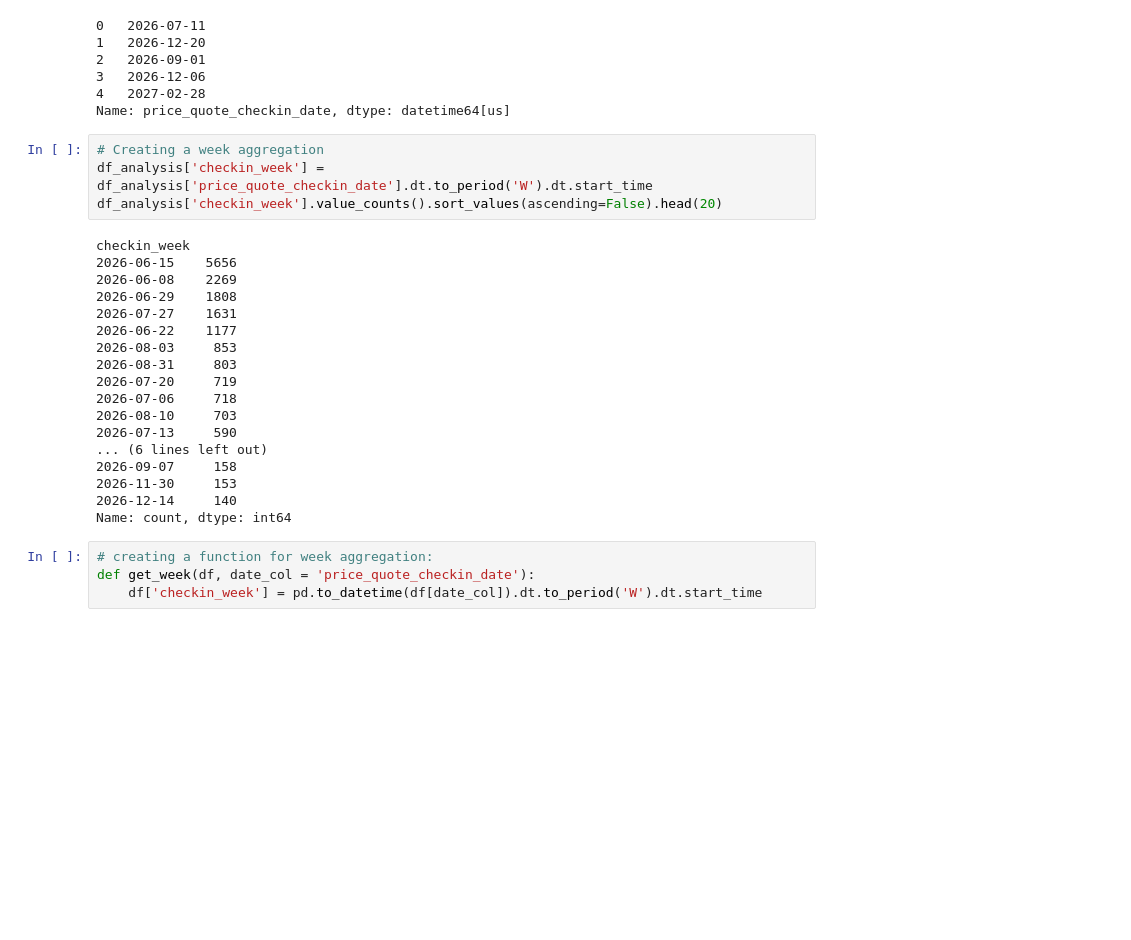
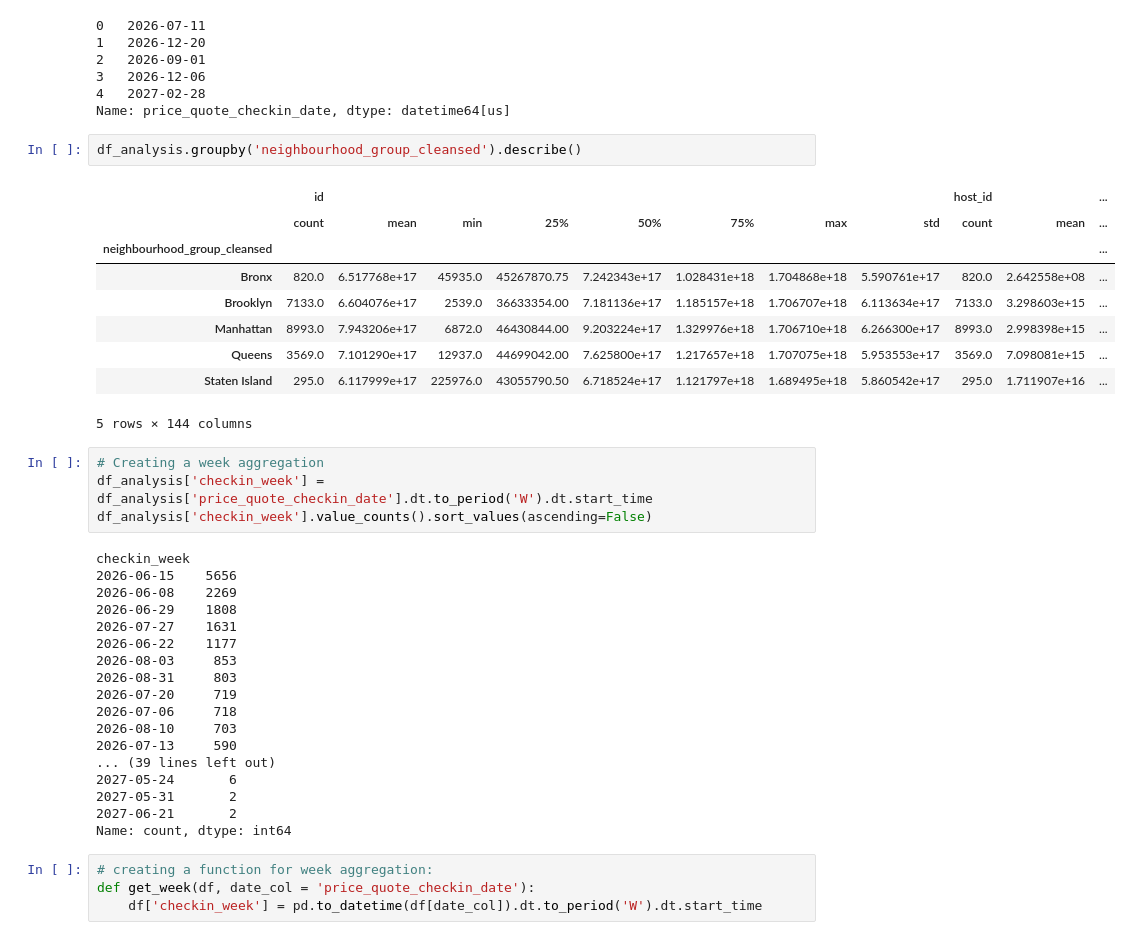
Before and after one commit to 2635530141/airbnb-analysis-project-, a Jupyter notebook: src/test.ipynb, the cells around one changed output. Cells and saved outputs as stored; diff of their text form; blank space fills up the shorter version.

```diff
--- a/src/test.ipynb
+++ b/src/test.ipynb
@@ -100,10 +100,22 @@ df_analysis['price_quote_checkin_date'].head(5)
 3   2026-12-06
 4   2027-02-28
 Name: price_quote_checkin_date, dtype: datetime64[us]
+# %%
+df_analysis.groupby('neighbourhood_group_cleansed').describe()
+# %% [output]
+|  | id |  |  |  |  |  |  |  | host_id |  | ... |
+|  | count | mean | min | 25% | 50% | 75% | max | std | count | mean | ... |
+| neighbourhood_group_cleansed |  |  |  |  |  |  |  |  |  |  | ... |
+| Bronx | 820.0 | 6.517768e+17 | 45935.0 | 45267870.75 | 7.242343e+17 | 1.028431e+18 | 1.704868e+18 | 5.590761e+17 | 820.0 | 2.642558e+08 | ... |
+| Brooklyn | 7133.0 | 6.604076e+17 | 2539.0 | 36633354.00 | 7.181136e+17 | 1.185157e+18 | 1.706707e+18 | 6.113634e+17 | 7133.0 | 3.298603e+15 | ... |
+| Manhattan | 8993.0 | 7.943206e+17 | 6872.0 | 46430844.00 | 9.203224e+17 | 1.329976e+18 | 1.706710e+18 | 6.266300e+17 | 8993.0 | 2.998398e+15 | ... |
+| Queens | 3569.0 | 7.101290e+17 | 12937.0 | 44699042.00 | 7.625800e+17 | 1.217657e+18 | 1.707075e+18 | 5.953553e+17 | 3569.0 | 7.098081e+15 | ... |
+| Staten Island | 295.0 | 6.117999e+17 | 225976.0 | 43055790.50 | 6.718524e+17 | 1.121797e+18 | 1.689495e+18 | 5.860542e+17 | 295.0 | 1.711907e+16 | ... |
+5 rows × 144 columns
 # %%
 # Creating a week aggregation
 df_analysis['checkin_week'] = df_analysis['price_quote_checkin_date'].dt.to_period('W').dt.start_time
-df_analysis['checkin_week'].value_counts().sort_values(ascending=False).head(20)
+df_analysis['checkin_week'].value_counts().sort_values(ascending=False)
 # %% [output]
 checkin_week
 2026-06-15    5656
@@ -117,10 +129,10 @@ checkin_week
 2026-07-06     718
 2026-08-10     703
 2026-07-13     590
-... (6 lines left out)
-2026-09-07     158
-2026-11-30     153
-2026-12-14     140
+... (39 lines left out)
+2027-05-24       6
+2027-05-31       2
+2027-06-21       2
 Name: count, dtype: int64
 # %%
 # creating a function for week aggregation:
```
